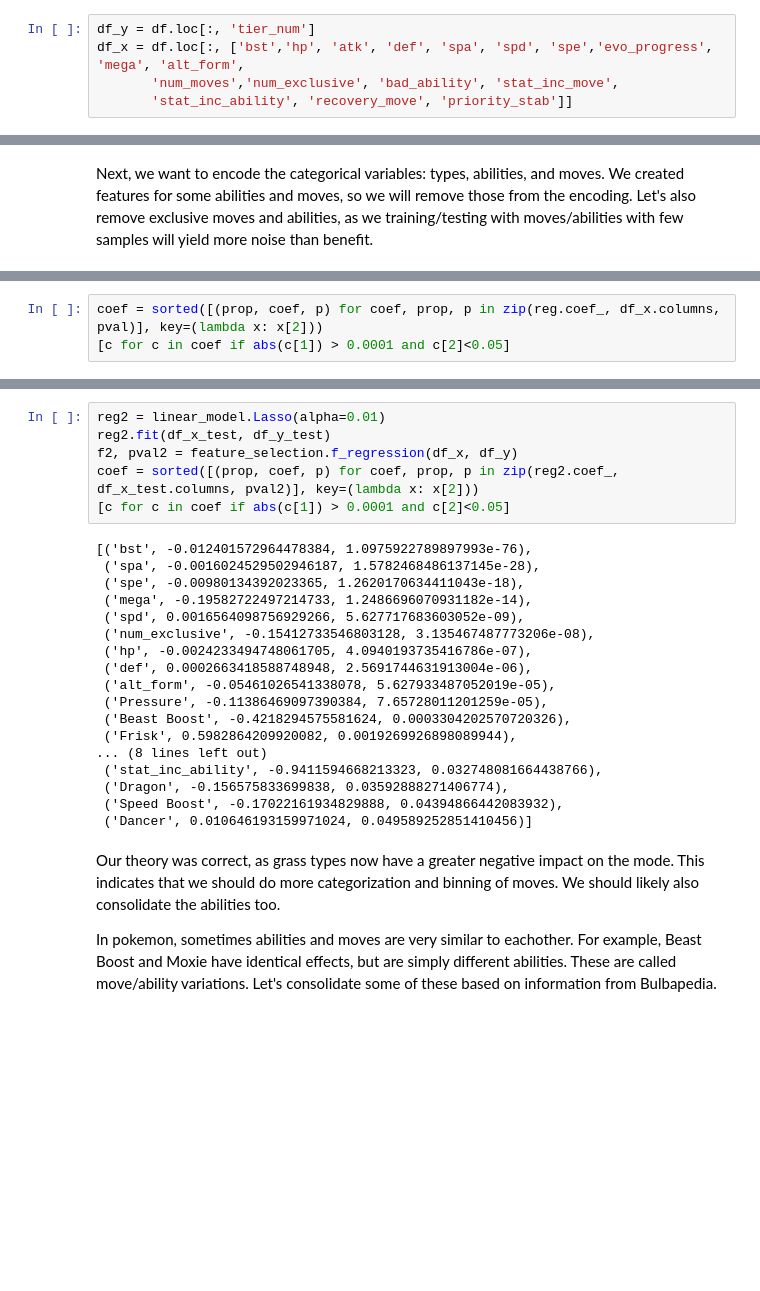
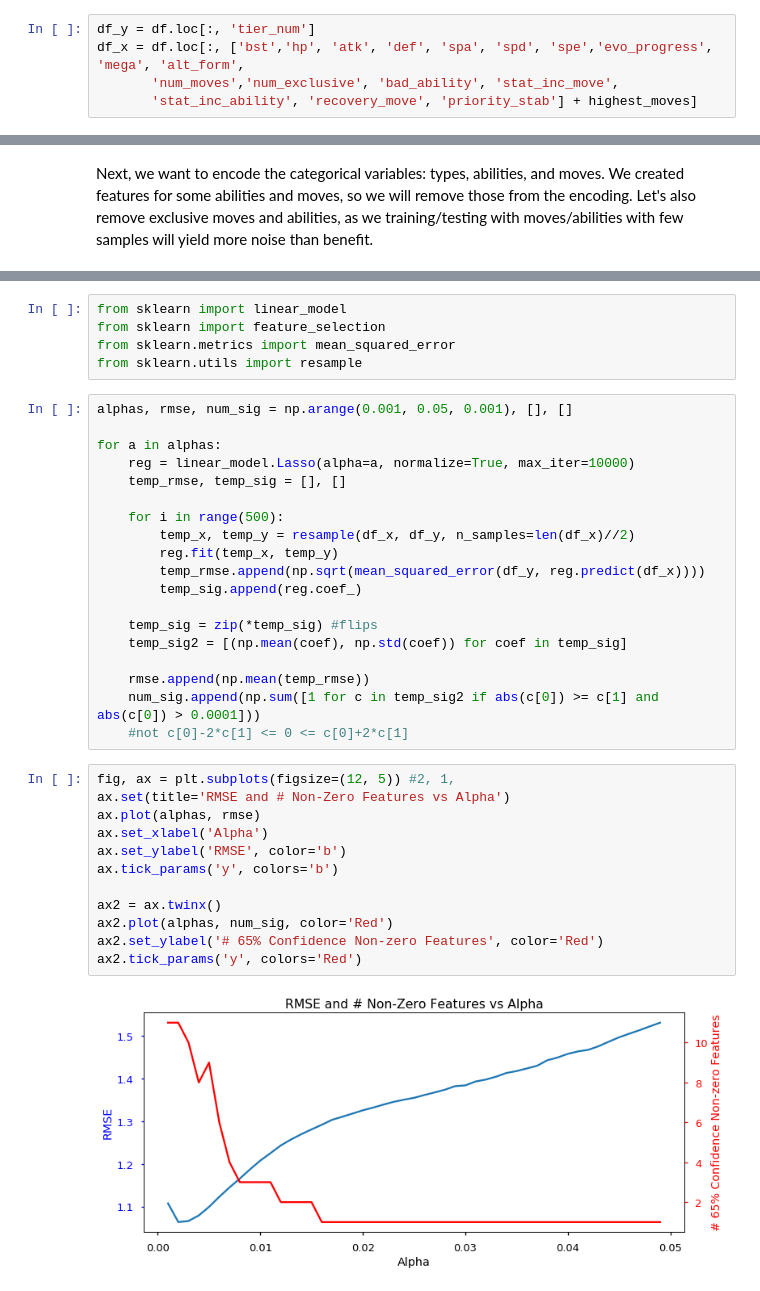
Before and after one commit to n2cholas/pokemon-analysis, a Jupyter notebook: Pokemon-Analysis.ipynb, the cells around one changed output, grey strips where cells are left out. Cells and saved outputs as stored; diff of their text form; blank space fills up the shorter version.

Commit message:
bootstrapped confidence intervals for lasso

```diff
--- a/Pokemon-Analysis.ipynb
+++ b/Pokemon-Analysis.ipynb
@@ -835,4 +837,4 @@ Let's prepare this data for modelling. Let's create x and y dataframes.
 df_y = df.loc[:, 'tier_num']
 df_x = df.loc[:, ['bst','hp', 'atk', 'def', 'spa', 'spd', 'spe','evo_progress', 'mega', 'alt_form',
        'num_moves','num_exclusive', 'bad_ability', 'stat_inc_move',
-       'stat_inc_ability', 'recovery_move', 'priority_stab']]
+       'stat_inc_ability', 'recovery_move', 'priority_stab'] + highest_moves]
@@ -882,3 +896,0 @@ f, pval = feature_selection.f_regression(df_x, df_y)
-# %%
-coef = sorted([(prop, coef, p) for coef, prop, p in zip(reg.coef_, df_x.columns, pval)], key=(lambda x: x[2]))
-[c for c in coef if abs(c[1]) > 0.0001 and c[2]<0.05]
@@ -917,28 +897,38 @@ for t in type_set:
-# %%
-reg2 = linear_model.Lasso(alpha=0.01)
-reg2.fit(df_x_test, df_y_test)
-f2, pval2 = feature_selection.f_regression(df_x, df_y)
-coef = sorted([(prop, coef, p) for coef, prop, p in zip(reg2.coef_, df_x_test.columns, pval2)], key=(lambda x: x[2]))
-[c for c in coef if abs(c[1]) > 0.0001 and c[2]<0.05]
-# %% [output]
-[('bst', -0.012401572964478384, 1.0975922789897993e-76),
- ('spa', -0.0016024529502946187, 1.5782468486137145e-28),
- ('spe', -0.00980134392023365, 1.2620170634411043e-18),
- ('mega', -0.19582722497214733, 1.2486696070931182e-14),
- ('spd', 0.0016564098756929266, 5.627717683603052e-09),
- ('num_exclusive', -0.15412733546803128, 3.135467487773206e-08),
- ('hp', -0.0024233494748061705, 4.0940193735416786e-07),
- ('def', 0.0002663418588748948, 2.5691744631913004e-06),
- ('alt_form', -0.05461026541338078, 5.627933487052019e-05),
- ('Pressure', -0.11386469097390384, 7.65728011201259e-05),
- ('Beast Boost', -0.4218294575581624, 0.0003304202570720326),
- ('Frisk', 0.5982864209920082, 0.0019269926898089944),
-... (8 lines left out)
- ('stat_inc_ability', -0.9411594668213323, 0.032748081664438766),
- ('Dragon', -0.156575833699838, 0.03592888271406774),
- ('Speed Boost', -0.17022161934829888, 0.04394866442083932),
- ('Dancer', 0.010646193159971024, 0.049589252851410456)]
-# %% [markdown]
-Our theory was correct, as grass types now have a greater negative impact on the mode. This indicates that we should do more categorization and binning of moves. We should likely also consolidate the abilities too.
-
-In pokemon, sometimes abilities and moves are very similar to eachother. For example, Beast Boost and Moxie have identical effects, but are simply different abilities. These are called move/ability variations. Let's consolidate some of these based on information from Bulbapedia.
+# %%
+from sklearn import linear_model
+from sklearn import feature_selection
+from sklearn.metrics import mean_squared_error
+from sklearn.utils import resample
+# %%
+alphas, rmse, num_sig = np.arange(0.001, 0.05, 0.001), [], []
+
+for a in alphas:
+    reg = linear_model.Lasso(alpha=a, normalize=True, max_iter=10000)
+    temp_rmse, temp_sig = [], []
+
+    for i in range(500):
+        temp_x, temp_y = resample(df_x, df_y, n_samples=len(df_x)//2)
+        reg.fit(temp_x, temp_y)
+        temp_rmse.append(np.sqrt(mean_squared_error(df_y, reg.predict(df_x))))
+        temp_sig.append(reg.coef_)
+
+    temp_sig = zip(*temp_sig) #flips
+    temp_sig2 = [(np.mean(coef), np.std(coef)) for coef in temp_sig]
+
+    rmse.append(np.mean(temp_rmse))
+    num_sig.append(np.sum([1 for c in temp_sig2 if abs(c[0]) >= c[1] and abs(c[0]) > 0.0001]))
+    #not c[0]-2*c[1] <= 0 <= c[0]+2*c[1]
+# %%
+fig, ax = plt.subplots(figsize=(12, 5)) #2, 1,
+ax.set(title='RMSE and # Non-Zero Features vs Alpha')
+ax.plot(alphas, rmse)
+ax.set_xlabel('Alpha')
+ax.set_ylabel('RMSE', color='b')
+ax.tick_params('y', colors='b')
+
+ax2 = ax.twinx()
+ax2.plot(alphas, num_sig, color='Red')
+ax2.set_ylabel('# 65% Confidence Non-zero Features', color='Red')
+ax2.tick_params('y', colors='Red')
+# %% [output]
+[figure, added]
```
Also changed, not shown: parts of 21 cells of this notebook.
